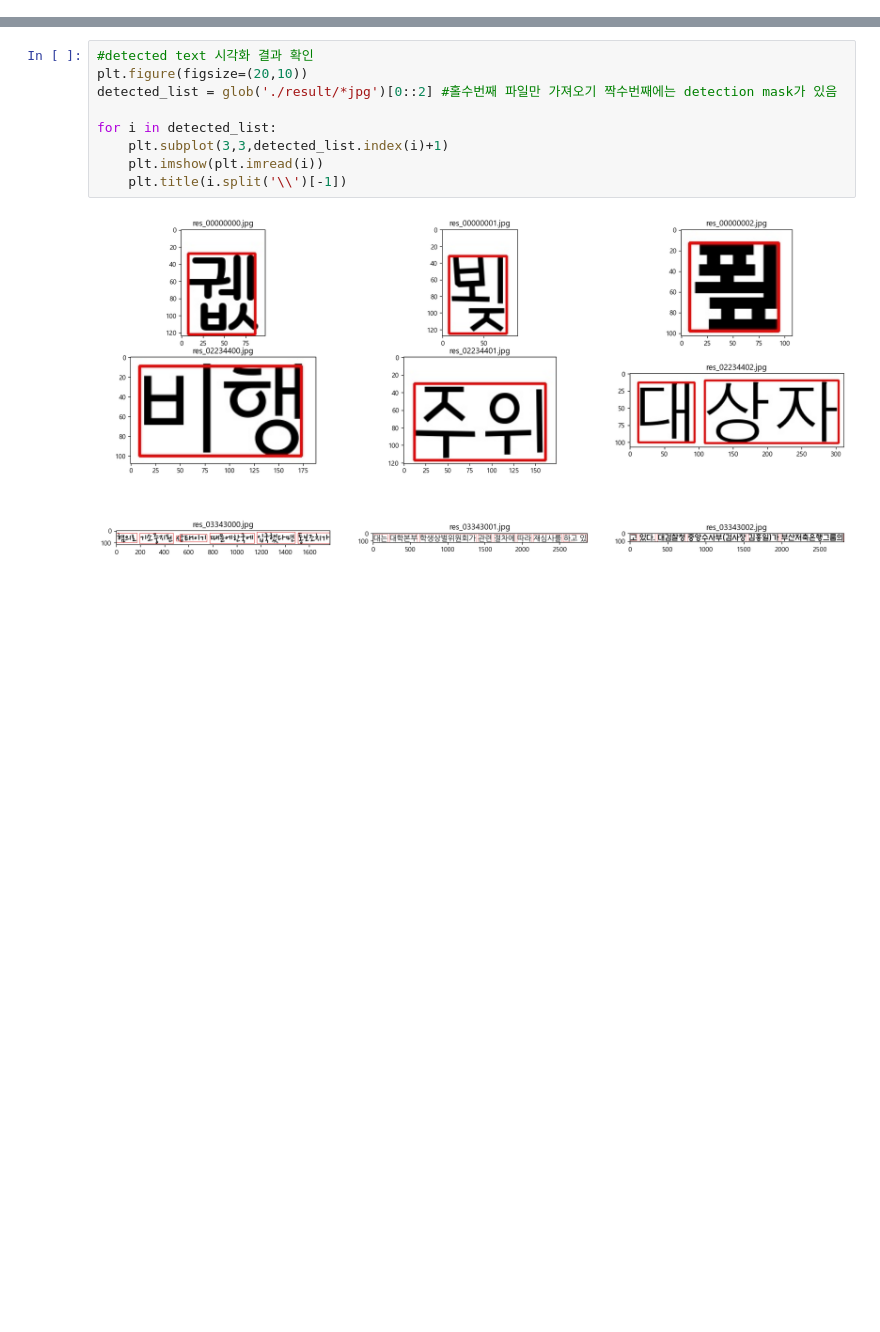
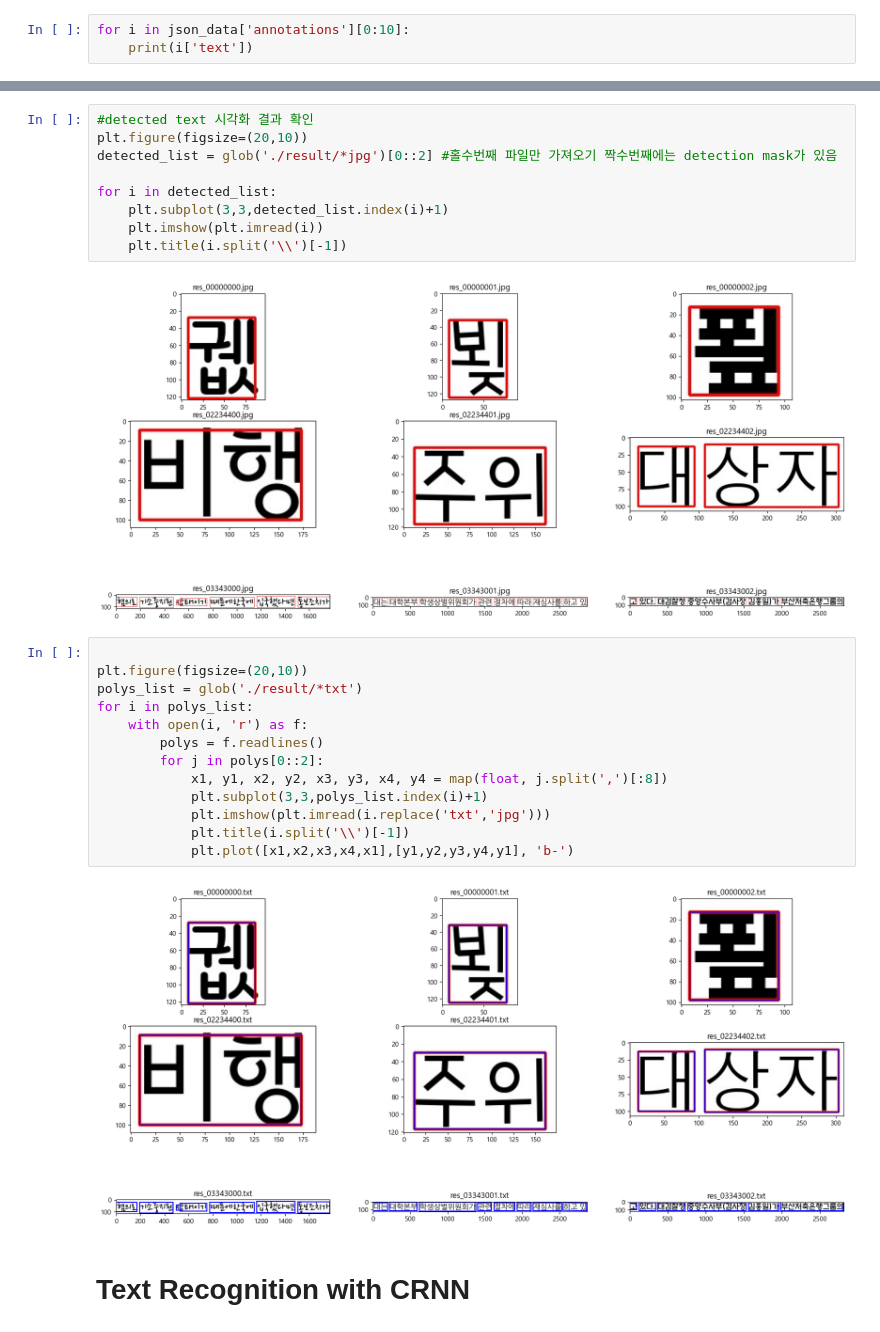
Before and after one commit to Hyunwook-Kwon/KoreanOCR, a Jupyter notebook: main.ipynb, the cells around one changed output, grey strips where cells are left out. Cells and saved outputs as stored; diff of their text form; blank space fills up the shorter version.

Commit message:
recognition test -1

```diff
--- a/main.ipynb
+++ b/main.ipynb
@@ -43,3 +45,6 @@ json_data['annotations'][0]
  'id': '00000000',
  'image_id': '00000000',
  'text': '궶'}
+# %%
+for i in json_data['annotations'][0:10]:
+    print(i['text'])
@@ -134,3 +142,20 @@ for i in detected_list:
     plt.title(i.split('\\')[-1])
 # %% [output]
 [figure]
+# %%
+
+plt.figure(figsize=(20,10))
+polys_list = glob('./result/*txt')
+for i in polys_list:
+    with open(i, 'r') as f:
+        polys = f.readlines()
+        for j in polys[0::2]:
+            x1, y1, x2, y2, x3, y3, x4, y4 = map(float, j.split(',')[:8])
+            plt.subplot(3,3,polys_list.index(i)+1)
+            plt.imshow(plt.imread(i.replace('txt','jpg')))
+            plt.title(i.split('\\')[-1])
+            plt.plot([x1,x2,x3,x4,x1],[y1,y2,y3,y4,y1], 'b-')
+# %% [output]
+[figure, added]
+# %% [markdown]
+# Text Recognition with CRNN
```
Also changed, not shown: parts of 11 cells of this notebook, 8 other files.
